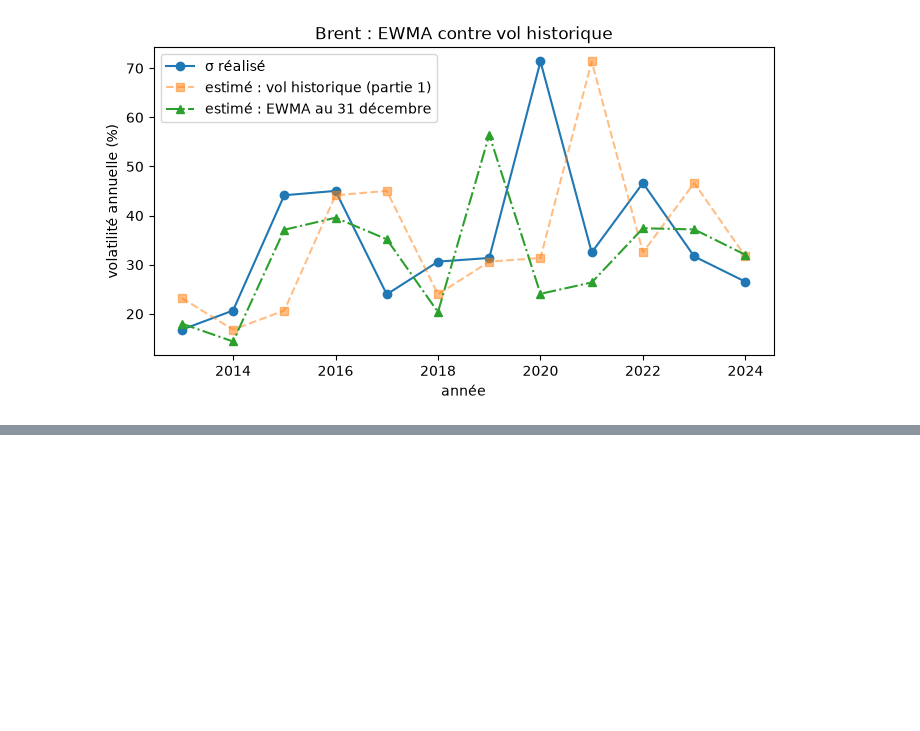
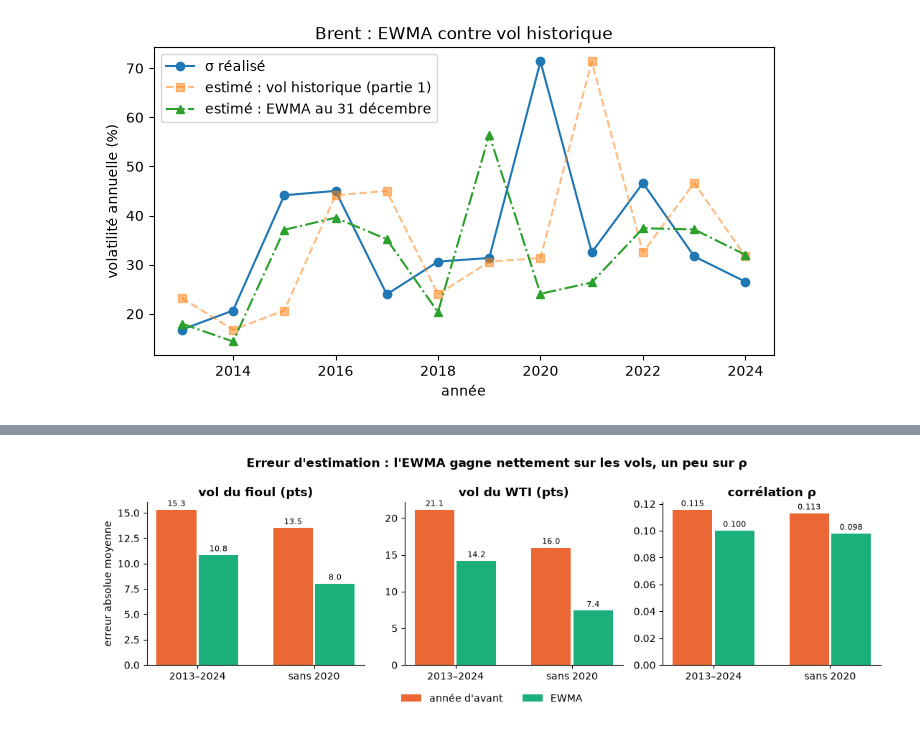
Before and after one commit to Maxence-Latreuille/spread-option-pricing, a Jupyter notebook: notebooks/02_volatility_estimation.ipynb, the cells around one changed output, grey strips where cells are left out. Cells and saved outputs as stored; diff of their text form; code cells hidden in the pictures; blank space fills up the shorter version.

```diff
--- a/notebooks/02_volatility_estimation.ipynb
+++ b/notebooks/02_volatility_estimation.ipynb
@@ -160,0 +247,21 @@ Le choix λ = 0,94 vient de RiskMetrics, qui l'a calibré pour prévoir la vol d
+# %%
+fig, axes = plt.subplots(1, 3, figsize=(11, 3.6))
+titles = {"sigma1": "vol du fioul (pts)", "sigma2": "vol du WTI (pts)", "rho": "corrélation ρ"}
+x = np.arange(2)  # two groups: all years, without 2020
+for ax, (param, scale) in zip(axes, [("sigma1", 100), ("sigma2", 100), ("rho", 1)]):
+    for shift, method, c, name in [(-0.18, "histo", ORANGE, "année d'avant"), (0.18, "ewma", AQUA, "EWMA")]:
+        err = np.abs(est[param][method] - est[param]["real"]) * scale
+        values = [err.mean(), err[not_2020].mean()]
+        bars = ax.bar(x + shift, values, width=0.34, color=c, label=name)
+        ax.bar_label(bars, fmt="%.1f" if scale == 100 else "%.3f", fontsize=8, padding=2)  # value on top
+    ax.set_xticks(x, ["2013–2024", "sans 2020"])
+    ax.set_title(titles[param], fontweight="bold")
+    ax.spines[["top", "right"]].set_visible(False)
+axes[0].set_ylabel("erreur absolue moyenne")
+handles, labels = axes[0].get_legend_handles_labels()
+fig.legend(handles, labels, loc="lower center", ncol=2, frameon=False)  # one legend under the 3 panels
+fig.suptitle("Erreur d'estimation : l'EWMA gagne nettement sur les vols, un peu sur ρ", fontweight="bold")
+plt.tight_layout(rect=(0, 0.07, 1, 1))  # leave room at the bottom for the legend
+plt.show()
+# %% [output]
+[figure, added]
```
Also changed, not shown: parts of 13 cells of this notebook, 3 other files.
